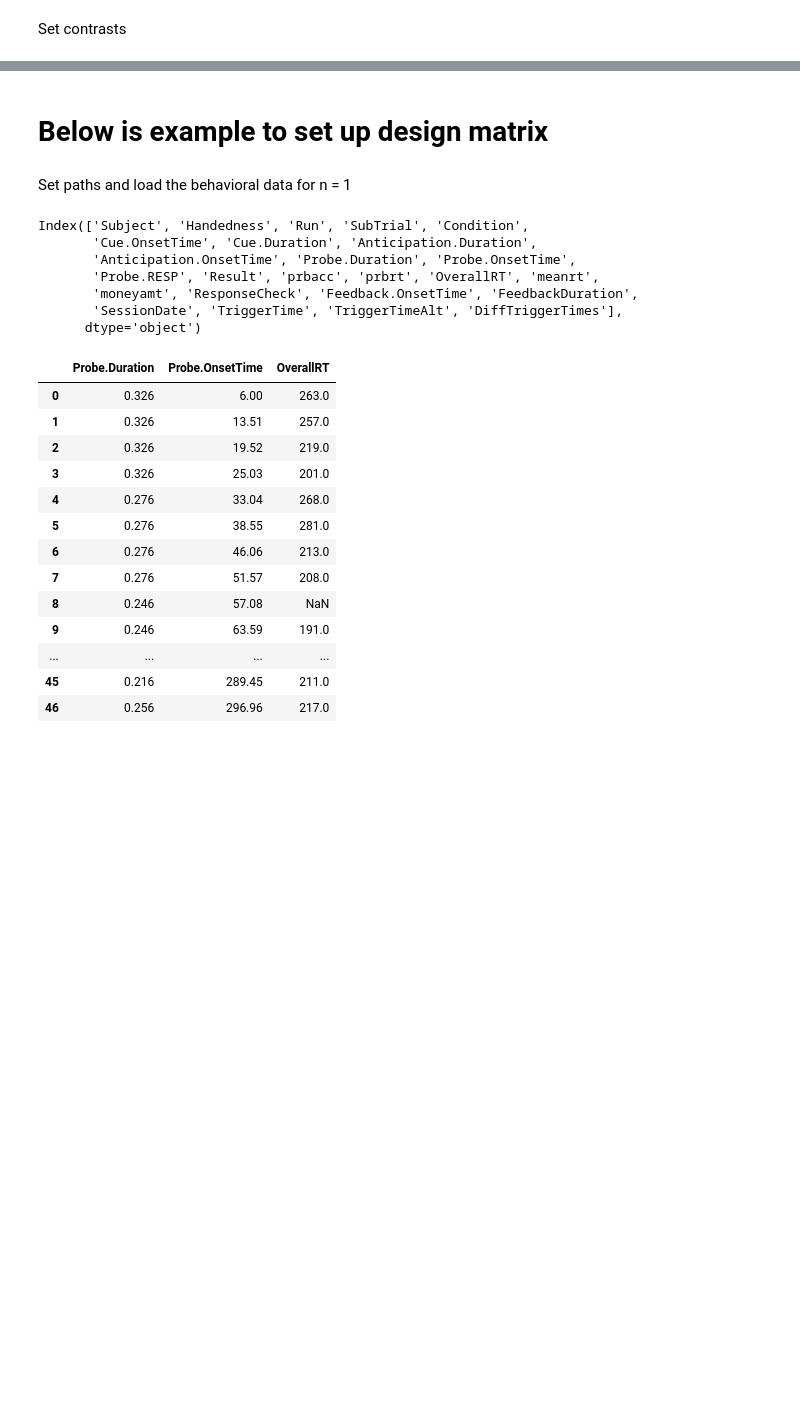
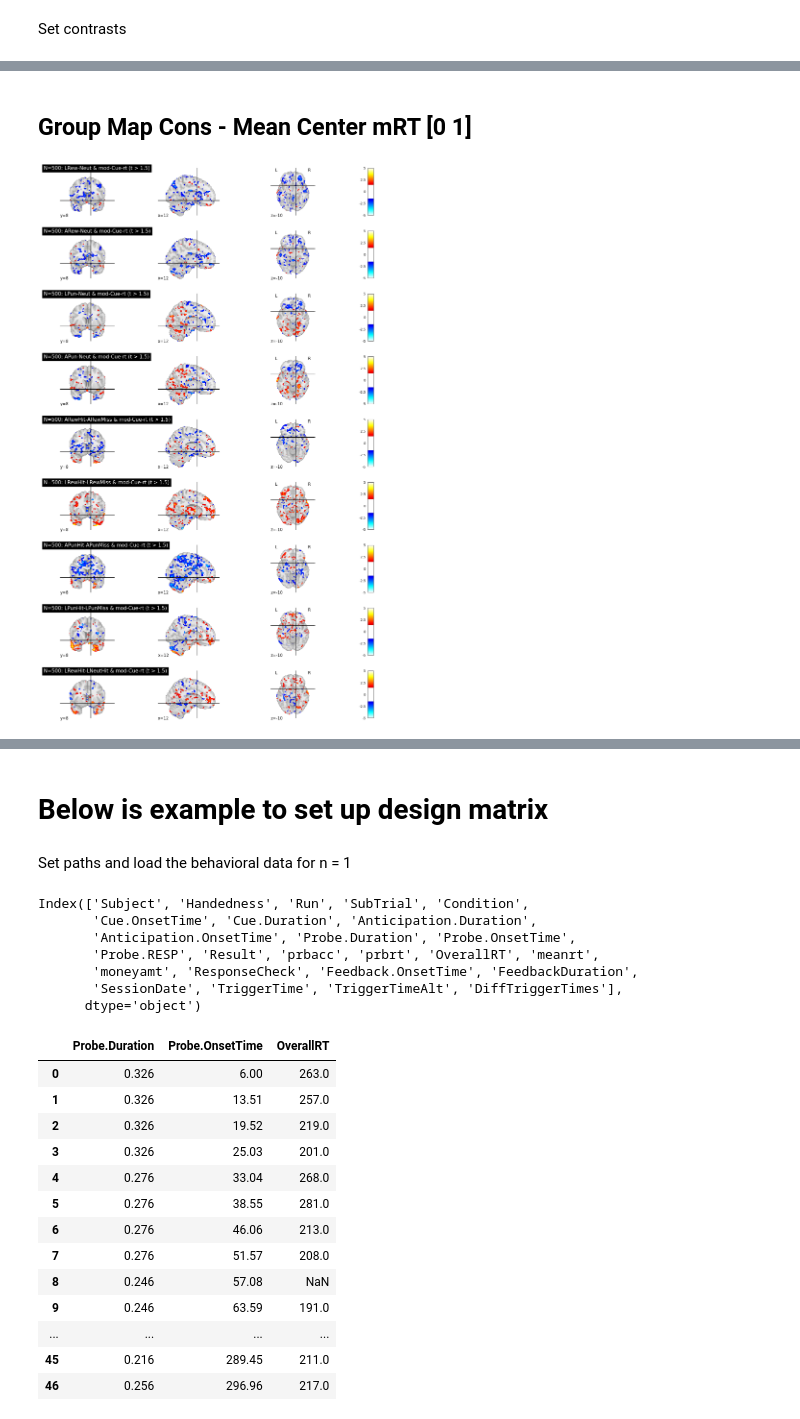
Before and after one commit to demidenm/mid_rt_bold, a Jupyter notebook: scripts/rt_mid_firstlvl.ipynb, the cells around one changed output, grey strips where cells are left out. Cells and saved outputs as stored; diff of their text form; code cells hidden in the pictures; blank space fills up the shorter version.

Commit message:
updates group/notebook

```diff
--- a/scripts/rt_mid_firstlvl.ipynb
+++ b/scripts/rt_mid_firstlvl.ipynb
@@ -132,0 +173,23 @@ plt.show()
+# %% [markdown]
+## Group Map Cons - Mean Center mRT [0 1]
+# %%
+tstat_thresh = 1.5
+tstat_max = 5
+n_cols = 1
+
+fig, axes = plt.subplots(len(contrasts_reg), n_cols, figsize=(18,30))
+
+for mod in ['mod-Cue-rt']:
+    for i, con in enumerate(contrasts_reg):
+        con_img = glob(f'{grpmap_path}/subs-500_*{con}_{mod}_stat-tstat_rt.nii.gz')[0]
+        row = i % n_rows  # Ensure row stays within the range of n_rows
+        col = 0  # Since n_cols = 1, there's only one column
+        plotting.plot_stat_map(stat_map_img=con_img, cut_coords=spec_coords,
+                               display_mode="ortho",
+                               title=f"N=500: {con} & {mod} (t > {tstat_thresh})", threshold=tstat_thresh, draw_cross=True,
+                               vmax=tstat_max, colorbar=True,
+                               axes=axes[row])  # Only use a single index for axes
+
+plt.show()
+# %% [output]
+[figure, added]
```
Also changed, not shown: parts of 18 cells of this notebook, 3 other files.
